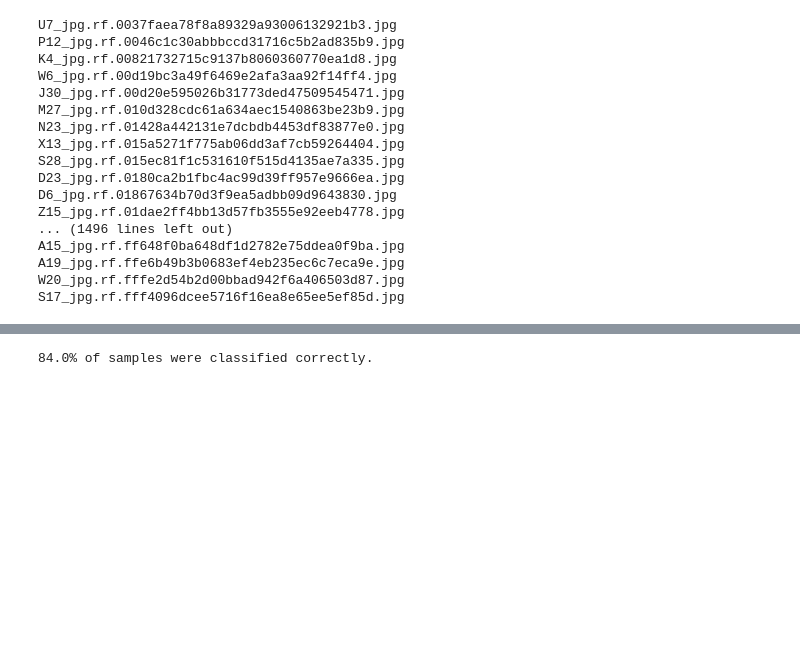
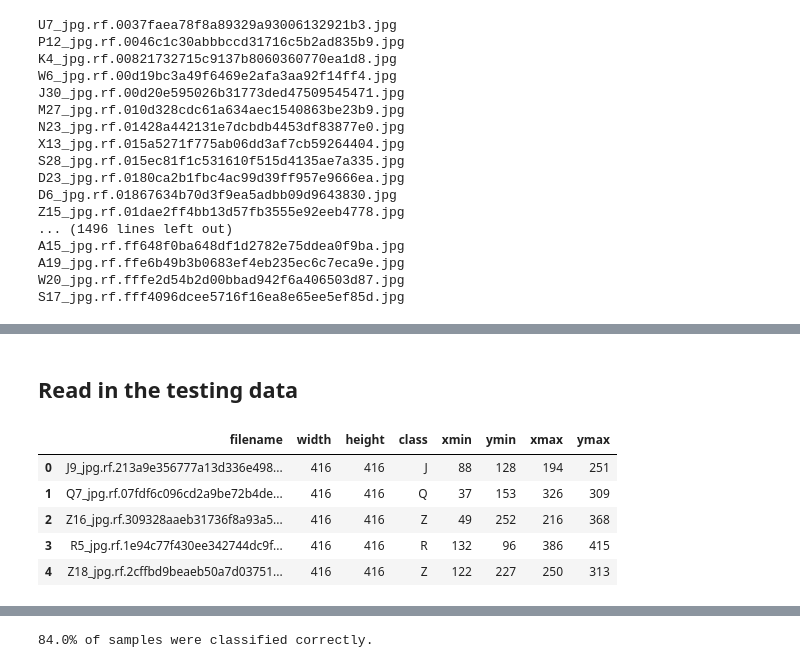
Before and after one commit to Anthony-Zurita/SwampHacks_X, a Jupyter notebook: AI_BIGDATA/SwampHacks.ipynb, the cells around one changed output, grey strips where cells are left out. Cells and saved outputs as stored; diff of their text form; code cells hidden in the pictures; blank space fills up the shorter version.

```diff
--- a/AI_BIGDATA/SwampHacks.ipynb
+++ b/AI_BIGDATA/SwampHacks.ipynb
@@ -795,6 +776,0 @@ array([list([0.42192527651786804, 0.9444795250892639, 0.34329286217689514, 0.926
-# %%
-import pickle
-
-f = open("/content/data.pickle", "wb")
-pickle.dump({'data': data_, 'labels': labels_}, f)
-f.close()
@@ -897,0 +834,2 @@ filtered_labels = np.asarray(filtered_labels)
+# %% [markdown]
+## Read in the testing data
@@ -897,0 +838,11 @@ filtered_labels = np.asarray(filtered_labels)
+# %%
+test_df = pd.read_csv(f"{test_path}_annotations.csv")
+# %%
+test_df.head()
+# %% [output]
+|  | filename | width | height | class | xmin | ymin | xmax | ymax |
+| 0 | J9_jpg.rf.213a9e356777a13d336e498... | 416 | 416 | J | 88 | 128 | 194 | 251 |
+| 1 | Q7_jpg.rf.07fdf6c096cd2a9be72b4de... | 416 | 416 | Q | 37 | 153 | 326 | 309 |
+| 2 | Z16_jpg.rf.309328aaeb31736f8a93a5... | 416 | 416 | Z | 49 | 252 | 216 | 368 |
+| 3 | R5_jpg.rf.1e94c77f430ee342744dc9f... | 416 | 416 | R | 132 | 96 | 386 | 415 |
+| 4 | Z18_jpg.rf.2cffbd9beaeb50a7d03751... | 416 | 416 | Z | 122 | 227 | 250 | 313 |
```
Also changed, not shown: parts of 77 cells of this notebook.
